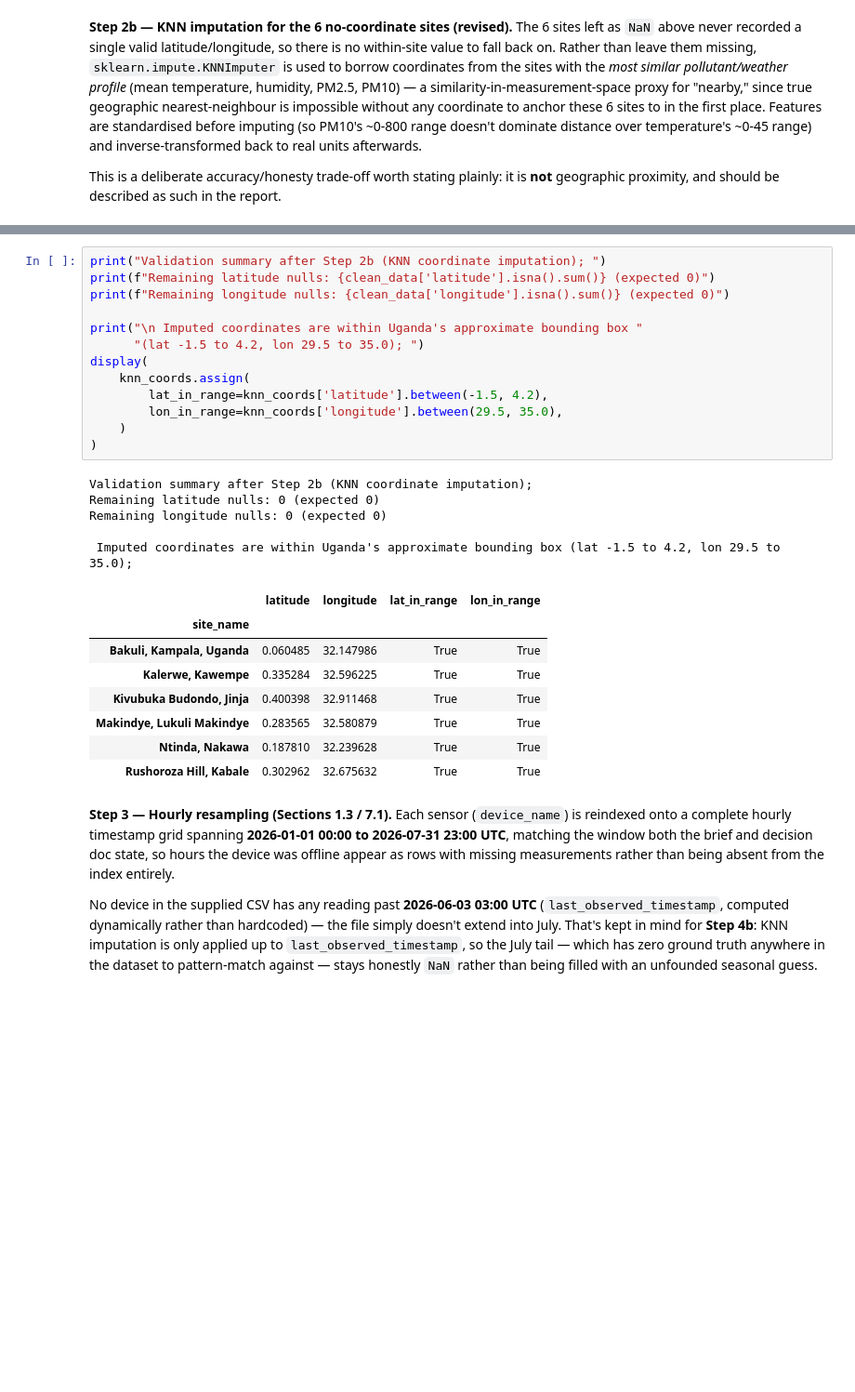
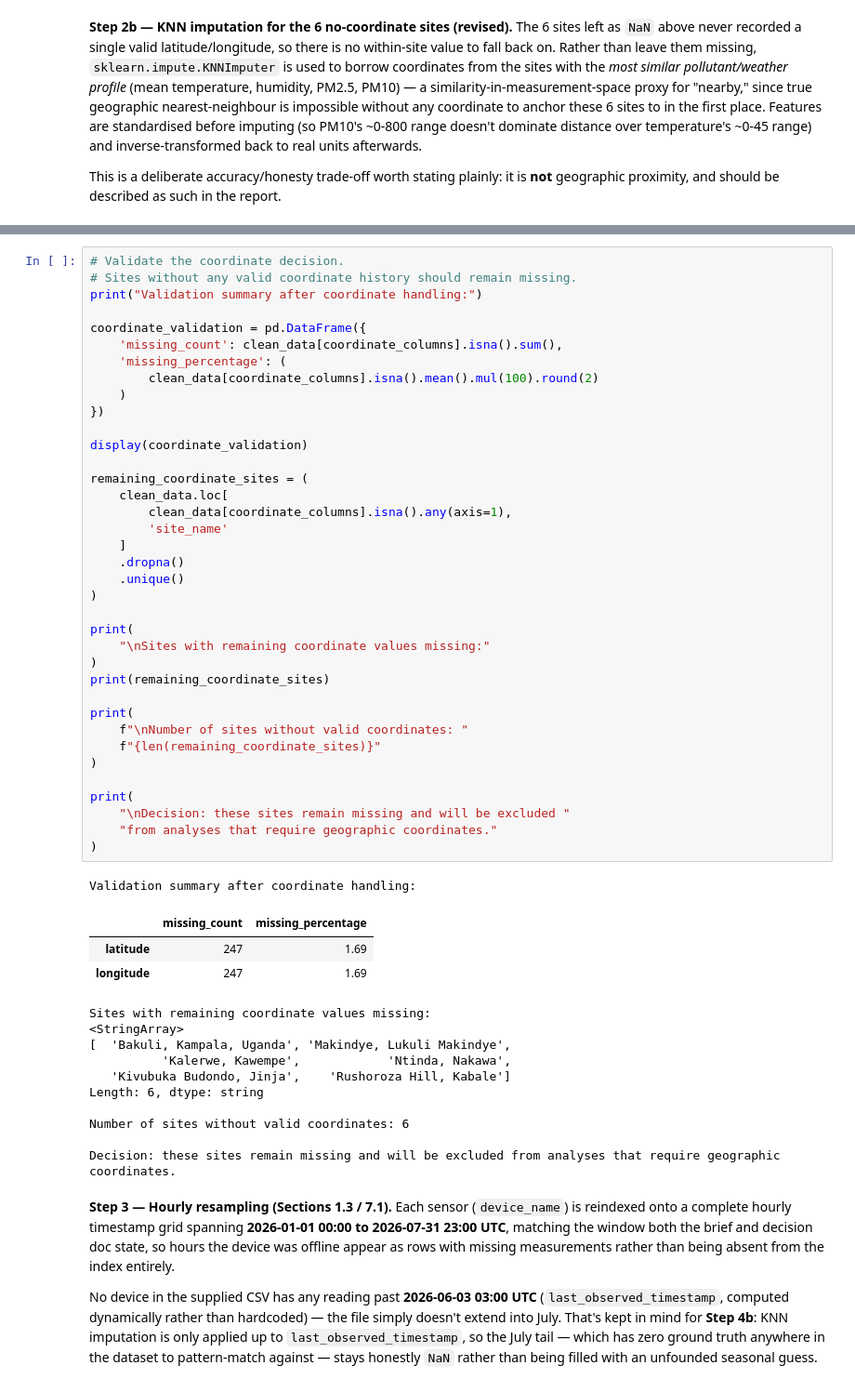
Before and after one commit to coleRodneyMigisha/airqo_cole_charis_assgnmnt, a Jupyter notebook: train.ipynb, the cells around one changed output, grey strips where cells are left out. Shown at 93% size. Cells and saved outputs as stored; diff of their text form; blank space fills up the shorter version.

```diff
--- a/train.ipynb
+++ b/train.ipynb
@@ -548,30 +517,55 @@ KNN-imputed coordinates for the 6 no-coordinate sites;
 # %%
-print("Validation summary after Step 2b (KNN coordinate imputation); ")
-print(f"Remaining latitude nulls: {clean_data['latitude'].isna().sum()} (expected 0)")
-print(f"Remaining longitude nulls: {clean_data['longitude'].isna().sum()} (expected 0)")
+# Validate the coordinate decision.
+# Sites without any valid coordinate history should remain missing.
+print("Validation summary after coordinate handling:")
 
-print("\n Imputed coordinates are within Uganda's approximate bounding box "
-      "(lat -1.5 to 4.2, lon 29.5 to 35.0); ")
-display(
-    knn_coords.assign(
-        lat_in_range=knn_coords['latitude'].between(-1.5, 4.2),
-        lon_in_range=knn_coords['longitude'].between(29.5, 35.0),
+coordinate_validation = pd.DataFrame({
+    'missing_count': clean_data[coordinate_columns].isna().sum(),
+    'missing_percentage': (
+        clean_data[coordinate_columns].isna().mean().mul(100).round(2)
     )
+})
+
+display(coordinate_validation)
+
+remaining_coordinate_sites = (
+    clean_data.loc[
+        clean_data[coordinate_columns].isna().any(axis=1),
+        'site_name'
+    ]
+    .dropna()
+    .unique()
 )
+
+print(
+    "\nSites with remaining coordinate values missing:"
+)
+print(remaining_coordinate_sites)
+
+print(
+    f"\nNumber of sites without valid coordinates: "
+    f"{len(remaining_coordinate_sites)}"
+)
+
+print(
+    "\nDecision: these sites remain missing and will be excluded "
+    "from analyses that require geographic coordinates."
+)
 # %% [output]
-Validation summary after Step 2b (KNN coordinate imputation);
-Remaining latitude nulls: 0 (expected 0)
-Remaining longitude nulls: 0 (expected 0)
-
- Imputed coordinates are within Uganda's approximate bounding box (lat -1.5 to 4.2, lon 29.5 to 35.0);
+Validation summary after coordinate handling:
-|  | latitude | longitude | lat_in_range | lon_in_range |
-| site_name |  |  |  |  |
-| Bakuli, Kampala, Uganda | 0.060485 | 32.147986 | True | True |
-| Kalerwe, Kawempe | 0.335284 | 32.596225 | True | True |
-| Kivubuka Budondo, Jinja | 0.400398 | 32.911468 | True | True |
-| Makindye, Lukuli Makindye | 0.283565 | 32.580879 | True | True |
-| Ntinda, Nakawa | 0.187810 | 32.239628 | True | True |
-| Rushoroza Hill, Kabale | 0.302962 | 32.675632 | True | True |
+|  | missing_count | missing_percentage |
+| latitude | 247 | 1.69 |
+| longitude | 247 | 1.69 |
+Sites with remaining coordinate values missing:
+<StringArray>
+[  'Bakuli, Kampala, Uganda', 'Makindye, Lukuli Makindye',
+          'Kalerwe, Kawempe',            'Ntinda, Nakawa',
+   'Kivubuka Budondo, Jinja',    'Rushoroza Hill, Kabale']
+Length: 6, dtype: string
+
+Number of sites without valid coordinates: 6
+
+Decision: these sites remain missing and will be excluded from analyses that require geographic coordinates.
 # %% [markdown]
 **Step 3 — Hourly resampling (Sections 1.3 / 7.1).** Each sensor (`device_name`) is reindexed onto a complete hourly timestamp grid spanning **2026-01-01 00:00 to 2026-07-31 23:00 UTC**, matching the window both the brief and decision doc state, so hours the device was offline appear as rows with missing measurements rather than being absent from the index entirely.
 
```
Also changed, not shown: parts of 52 cells of this notebook.
